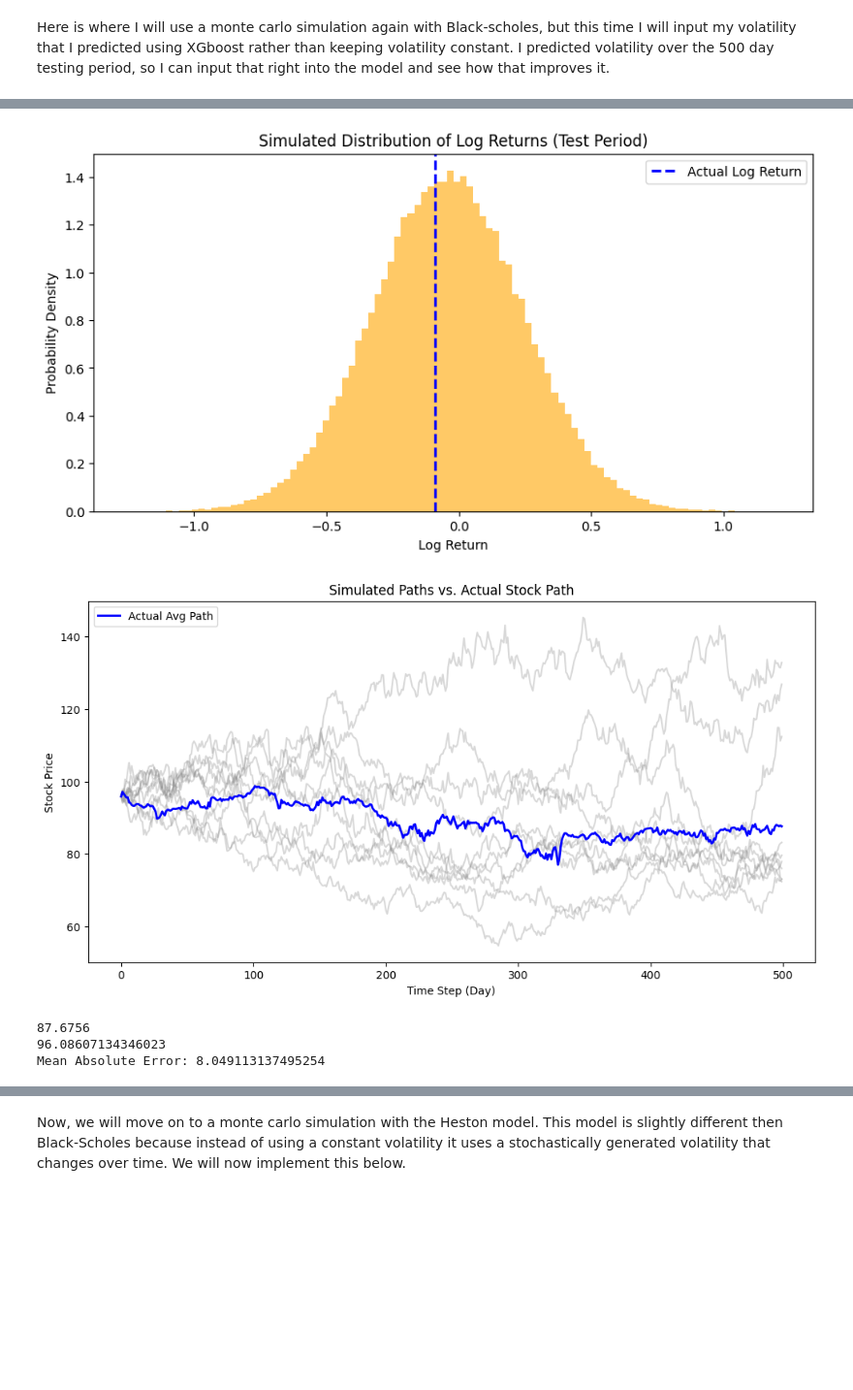
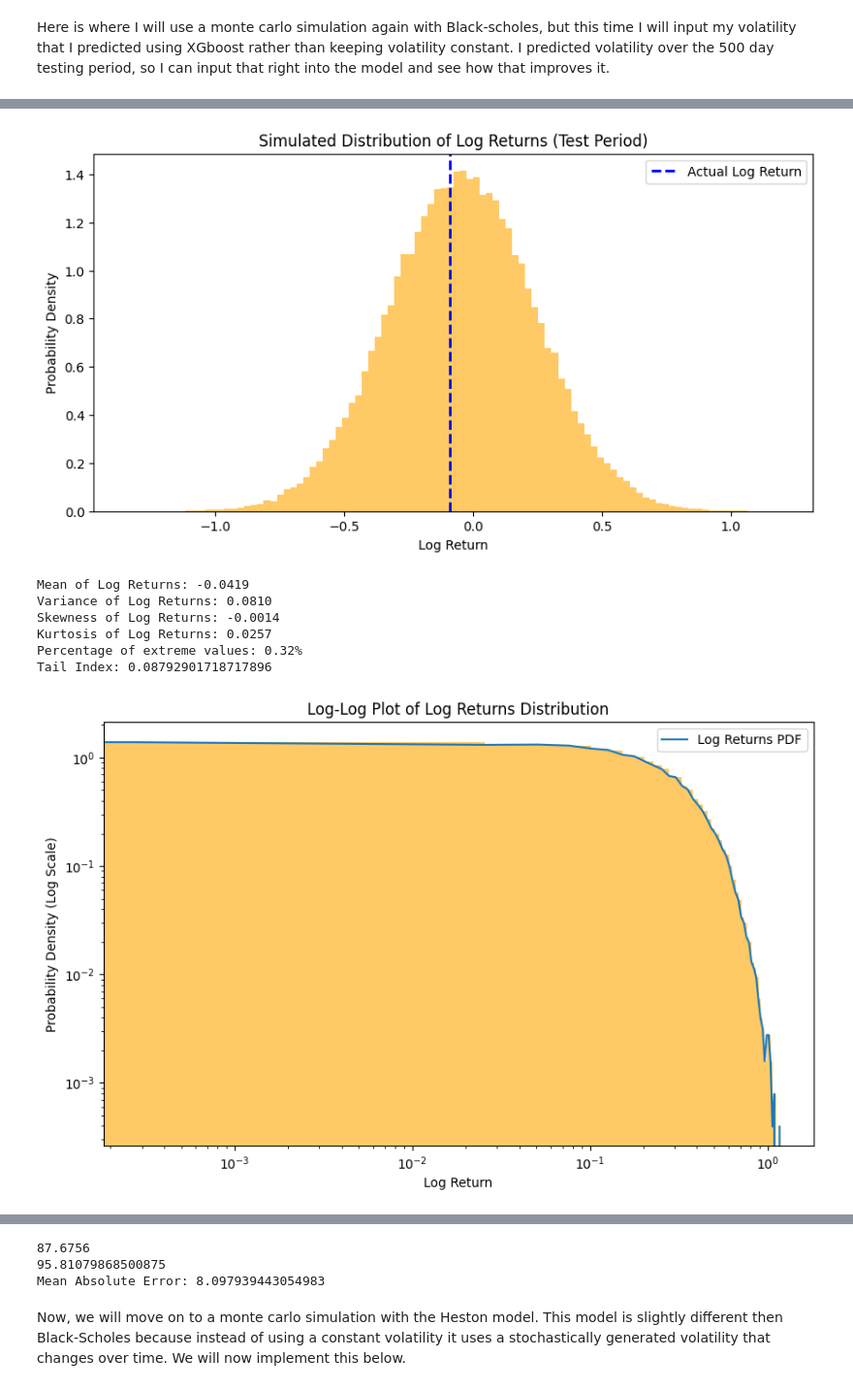
Before and after one commit to jjklug/Finance-and-Machine-Learning, a Jupyter notebook: MonteCarlo.ipynb, the cells around one changed output, grey strips where cells are left out. Shown at 97% size. Drawn from its saved outputs; the diff is of its cells as text; code cells hidden in the pictures; blank space fills up the shorter version.

```diff
--- a/MonteCarlo.ipynb
+++ b/MonteCarlo.ipynb
@@ -311,6 +355,59 @@ plt.ylabel("Probability Density")
 plt.legend()
 plt.show()
 
+# Calculate the moments of the log returns
+mean_log_return = np.mean(log_returns)
+variance_log_return = np.var(log_returns)
+skewness_log_return = skew(log_returns)
+kurtosis_log_return = kurtosis(log_returns)
+
+# Print the results
+print(f"Mean of Log Returns: {mean_log_return:.4f}")
+print(f"Variance of Log Returns: {variance_log_return:.4f}")
+print(f"Skewness of Log Returns: {skewness_log_return:.4f}")
+print(f"Kurtosis of Log Returns: {kurtosis_log_return:.4f}")
+
+threshold = 3  # Number of standard deviations
+extreme_values = np.sum(np.abs(log_returns) > threshold * np.std(log_returns)) / len(log_returns)
+print(f"Percentage of extreme values: {extreme_values * 100:.2f}%")
+
+sorted_returns = np.sort(log_returns)
+k = 100  # Number of extreme values to consider
+tail_index = np.mean(np.log(sorted_returns[-k:]) - np.log(sorted_returns[-k]))
+print(f"Tail Index: {tail_index}")
+
+#analyze tail behavior using a log-log scale of the pdf
+plt.figure(figsize=(10, 6))
+counts, bins, _ = plt.hist(log_returns, bins=100, density=True, alpha=0.6, color='orange')
+plt.plot(bins[:-1], counts, label='Log Returns PDF')
+plt.yscale('log')
+plt.xscale('log')
+plt.title("Log-Log Plot of Log Returns Distribution")
+plt.xlabel("Log Return")
+plt.ylabel("Probability Density (Log Scale)")
+plt.legend()
+plt.show()
+
+stats.probplot(log_returns, dist="norm", plot=plt)
+plt.title("QQ Plot of Log Returns")
+plt.show()
+
+plt.figure(figsize=(10, 6))
+plt.hist(log_returns, bins=100, density=True, alpha=0.6, color='orange')
+plt.xlim(-1.5, -0.5)  # Left tail
+plt.title("Left Tail of Log Returns Distribution")
+plt.xlabel("Log Return")
+plt.ylabel("Probability Density")
+plt.show()
+
+plt.figure(figsize=(10, 6))
+plt.hist(log_returns, bins=100, density=True, alpha=0.6, color='orange')
+plt.xlim(0.5, 1.5)  # Right tail
+plt.title("Right Tail of Log Returns Distribution")
+plt.xlabel("Log Return")
+plt.ylabel("Probability Density")
+plt.show()
+
 # Plot a few simulated paths
 plt.figure(figsize=(12,6))
 for i in range(10):  # plot 10 random simulations - picks some paths to plot
@@ -335,5 +432,8 @@ print(f"Mean Absolute Error: {mae}")
-[figure, old version]
+[figure, new version]
+Mean of Log Returns: -0.0419
+Variance of Log Returns: 0.0810
+Skewness of Log Returns: -0.0014
+Kurtosis of Log Returns: 0.0257
+Percentage of extreme values: 0.32%
+Tail Index: 0.08792901718717896
-[figure, old version]
+[figure, new version]
-87.6756
-96.08607134346023
-Mean Absolute Error: 8.049113137495254
@@ -340,3 +444,6 @@ Mean Absolute Error: 8.049113137495254
+87.6756
+95.81079868500875
+Mean Absolute Error: 8.097939443054983
 # %% [markdown]
 Now, we will move on to a monte carlo simulation with the Heston model. This model is slightly different then Black-Scholes because instead of using a constant volatility it uses a stochastically generated volatility that changes over time. We will now implement this below.
 # %%
```
Also changed, not shown: parts of 7 cells of this notebook, 4 other files.
